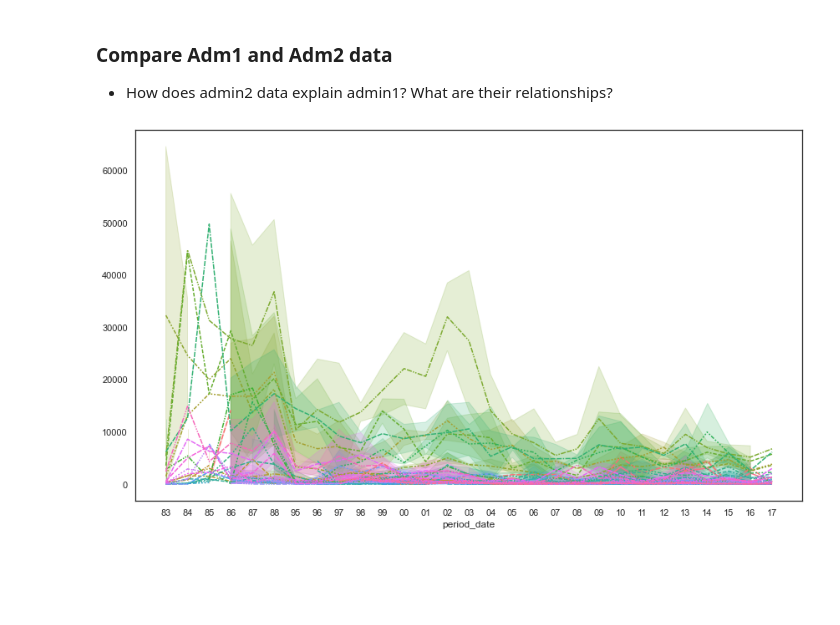
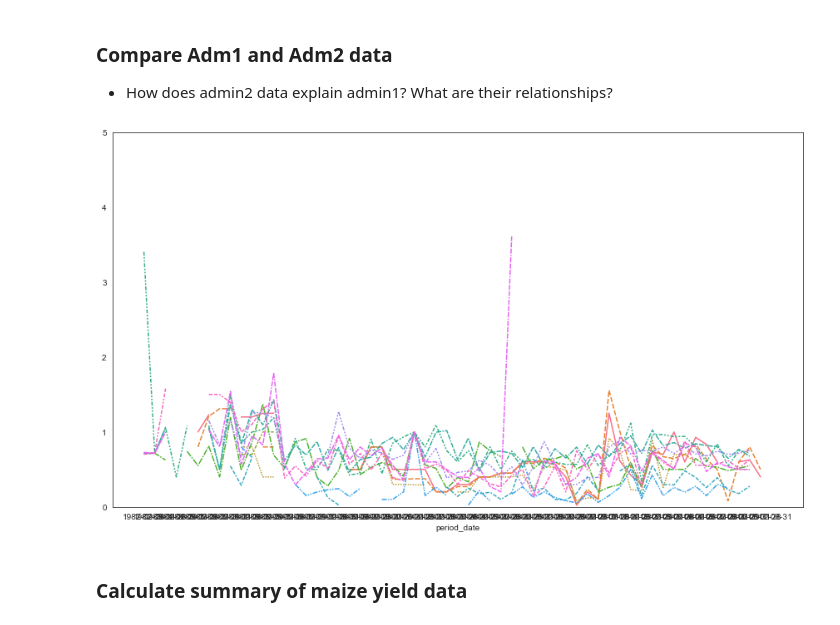
Before and after one commit to gnodnooh/CropDataMining, a Jupyter notebook: 01_CropDataPrep.ipynb, the cells around one changed output. Drawn from its saved outputs; the diff is of its cells as text; code cells hidden in the pictures; blank space fills up the shorter version.

```diff
--- a/01_CropDataPrep.ipynb
+++ b/01_CropDataPrep.ipynb
@@ -109,0 +84,34 @@ The mismatched FNID in admin_2 level: ['SO1990R22805' 'SO1990R22806']
+# %%
+# FD's Note
+# Issue with post-2010 data reporting separately for Riverine / Agro-pastoral Areas (Kimetrica) – will this affect upload.
+# Annwer: No, it will not affect upload. The livelihood zone is a locality. The FNID, pop_group, and livelihood zone
+# collumns collectivly define the location
+
+# 1) Clean out missing, incomplete, and duplicate data
+# Only Deyr and Gu, not out of season records
+df = df[df['season_name'].isin(['Deyr', 'Gu'])]
+# Remove duplicated records (considering all columns)
+df = df.drop_duplicates().reset_index(drop=True)
+# Remove data if it has missing "Area Harvested" or "Quantity Produced"
+target = df[np.isin(df['indicator'], ['Area Harvested', 'Quantity Produced'])].reset_index(drop=True)
+# - Select rows of missing data
+missing = target[target.value.isna()]
+# - Retain the rows which are not associated with the missing data
+cols = missing.columns[:-2]
+df = pd.merge(df, missing[cols], on=list(cols), how='left', indicator=True)
+df = df[df['_merge'] == 'left_only'].drop('_merge', axis=1).reset_index(drop=True)
+
+# 2) Validate FNID of the retreived data with FNID of admin boundaries maps
+# Number of unique FNID
+df1 = df[df['admin_2'].isna()]   # Total 14 unique FNID
+df2 = df[~df['admin_2'].isna()]  # Total 47 unique FNID
+# Check whether the FNID are matched between FDW data and FEWSNET maps
+# (This quickly checks any changes in administrative boundaries.)
+num_fnid_adm1 = np.isin(df1['fnid'].unique(), adm1_1990['FNID'].unique()).sum()
+num_fnid_adm2 = np.isin(df2['fnid'].unique(), adm2_1990['FNID'].unique()).sum()
+print('Unique administrative units (FNID)')
+print('Admin1: %d/%d (data/map) (%d are identical)' % (df1['fnid'].nunique(), adm1_1990['FNID'].nunique(), num_fnid_adm1))
+print('Admin2: %d/%d (data/map) (%d are identical)' % (df2['fnid'].nunique(), adm2_1990['FNID'].nunique(), num_fnid_adm2))
+# Mismatched FNID
+mismatched_adm2 = df2['fnid'].unique()[~np.isin(df2['fnid'].unique(), adm2_1990['FNID'].unique())]
+print('\nThe mismatched FNID in admin_2 level: %s' % mismatched_adm2)
@@ -153,15 +189,17 @@ df2_prod
 ### Compare Adm1 and Adm2 data
 - How does admin2 data explain admin1? What are their relationships?
 # %%
-temp = df2_prod.copy()
-temp.index = pd.to_datetime(temp.index).strftime('%y')
+temp = df1_yield.copy()
+# temp.index = pd.to_datetime(temp.index).strftime('%y')
 # %%
 # Plotting
 sns.set_style("white", {'axes.linewidth': 1, 'grid.color': 'black'})
 fig, ax = plt.subplots(nrows=1,ncols=1,figsize=(12,7), facecolor='w')
-
 ax = sns.lineplot(data=temp,legend=False)
+ax.set_ylim([0,5])
 plt.tight_layout()
 plt.show()
 # %% [output]
-[figure, old version]
+[figure, new version]
+# %% [markdown]
+### Calculate summary of maize yield data
```
Also changed, not shown: parts of 15 cells of this notebook, 5 other files.
